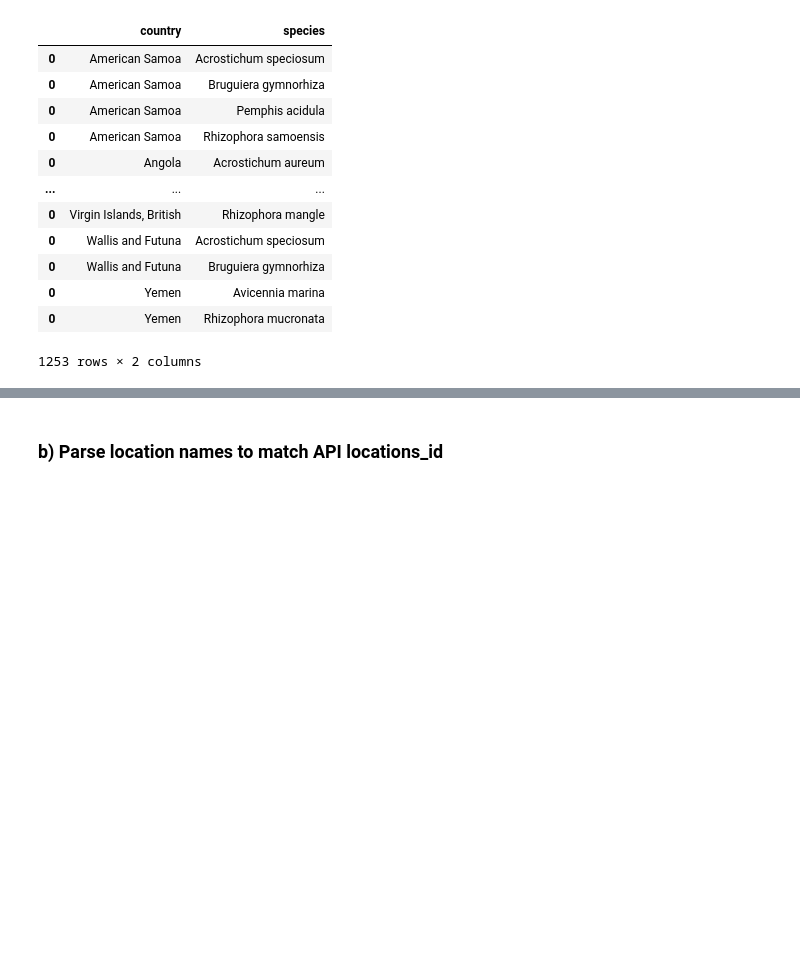
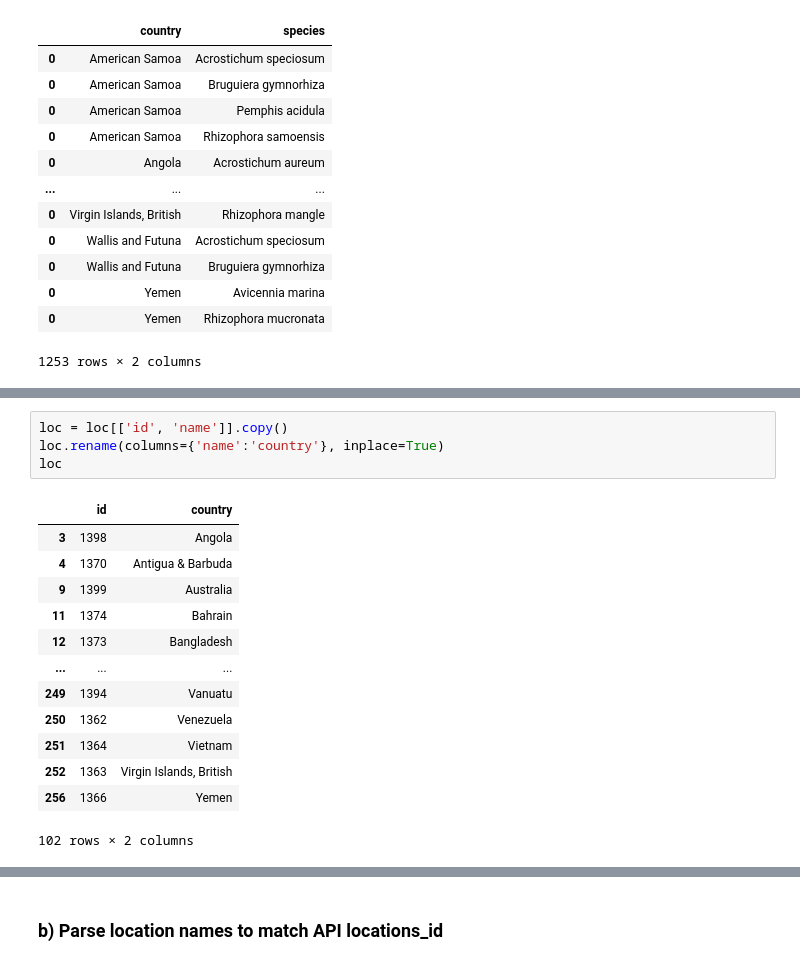
Before and after one commit to Vizzuality/mangrove-atlas, a Jupyter notebook: data/notebooks/Lab/data_processing/species_widget_validatior_test.ipynb, the cells around one changed output, grey strips where cells are left out. Drawn from its saved outputs; the diff is of its cells as text; blank space fills up the shorter version.

```diff
--- a/data/notebooks/Lab/data_processing/species_widget_validatior_test.ipynb
+++ b/data/notebooks/Lab/data_processing/species_widget_validatior_test.ipynb
@@ -309,0 +326,18 @@ table2
+# %%
+loc = loc[['id', 'name']].copy()
+loc.rename(columns={'name':'country'}, inplace=True)
+loc
+# %% [output]
+|  | id | country |
+| 3 | 1398 | Angola |
+| 4 | 1370 | Antigua & Barbuda |
+| 9 | 1399 | Australia |
+| 11 | 1374 | Bahrain |
+| 12 | 1373 | Bangladesh |
+| ... | ... | ... |
+| 249 | 1394 | Vanuatu |
+| 250 | 1362 | Venezuela |
+| 251 | 1364 | Vietnam |
+| 252 | 1363 | Virgin Islands, British |
+| 256 | 1366 | Yemen |
+102 rows × 2 columns
```
Also changed, not shown: parts of 12 cells of this notebook.
